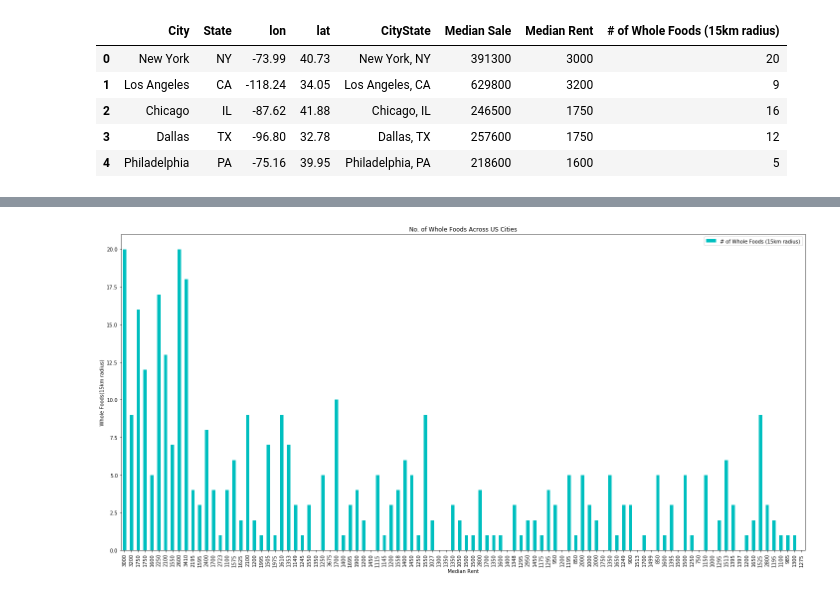
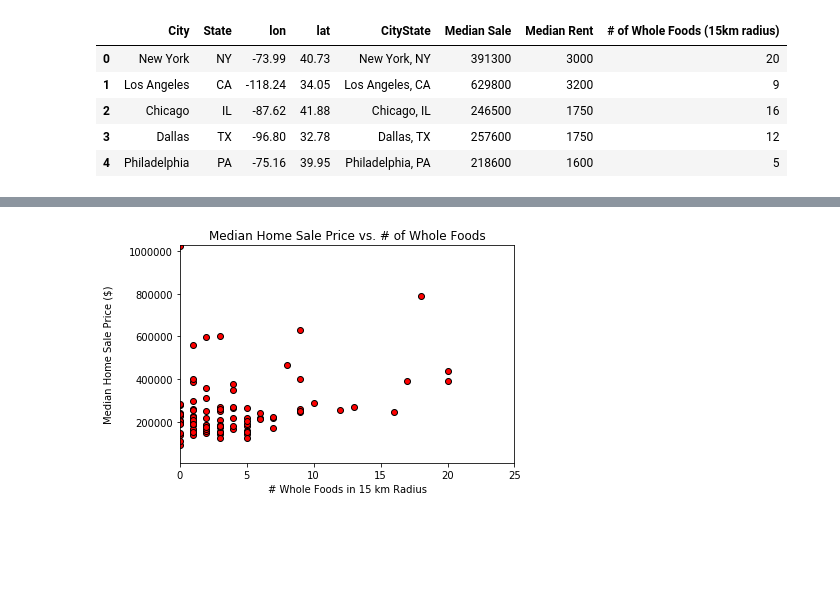
Before and after one commit to shreymukh2020/GTAProject1, a Jupyter notebook: main/City_housing_graphs.ipynb, the cells around one changed output, grey strips where cells are left out. Cells and saved outputs as stored; diff of their text form; code cells hidden in the pictures; blank space fills up the shorter version.

```diff
--- a/main/City_housing_graphs.ipynb
+++ b/main/City_housing_graphs.ipynb
@@ -79,15 +55,35 @@ plt.show()
-# %%
-# Whole Foods count and Median Sales price per city
-
-city_df.plot(kind = "bar", x = "Median Rent", y= "# of Whole Foods (15km radius)", color = "c", figsize =(20,10)).set_ylabel("Whole Foods)")
-plt.title("No. of Whole Foods Across US Cities")
-plt.xlabel("Median Rent")
-plt.ylabel("Whole Foods(15km radius)")
-plt.tight_layout()
-plt.savefig("WholeFoods_MedianRent.png")
-plt.show()
-# %% [output]
-[figure, removed]
+# %%
+import os
+import csv
+import matplotlib.pyplot as plt
+import numpy as np
+import pandas as pd
+
+df = pd.read_csv("top100_median_with_wf.csv")
+df.head()
+
+# Tell matplotlib to create a scatter plot based upon the above data
+
+plt.scatter(df["# of Whole Foods (15km radius)"], df["Median Sale"], marker="o", color = "c", facecolors="red", edgecolors="black")
+
+# Set the upper and lower limits of our y axis
+plt.ylim(9000,1026000)
+
+# Set the upper and lower limits of our x axis
+plt.xlim(0,25)
+
+# Create a title, x label, and y label for our chart
+
+plt.title("Median Home Sale Price vs. # of Whole Foods")
+plt.xlabel("# Whole Foods in 15 km Radius")
+plt.ylabel("Median Home Sale Price ($)\n")
+
+
+plt.savefig("MedianSale_WholeFoods_Scatter.png", bbox_inches = 'tight')
+
+plt.show()
+# %% [output]
+[figure, added]
 # %%
 # Labels for the sections of our pie chart
 # Load in csv
```
Also changed, not shown: parts of 8 cells of this notebook, 9 other files.
